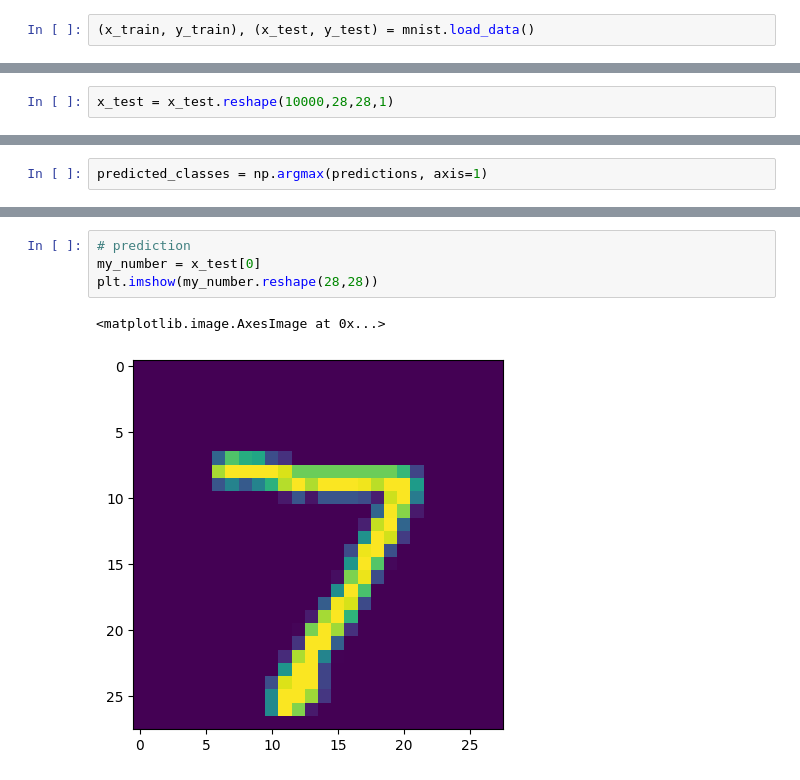
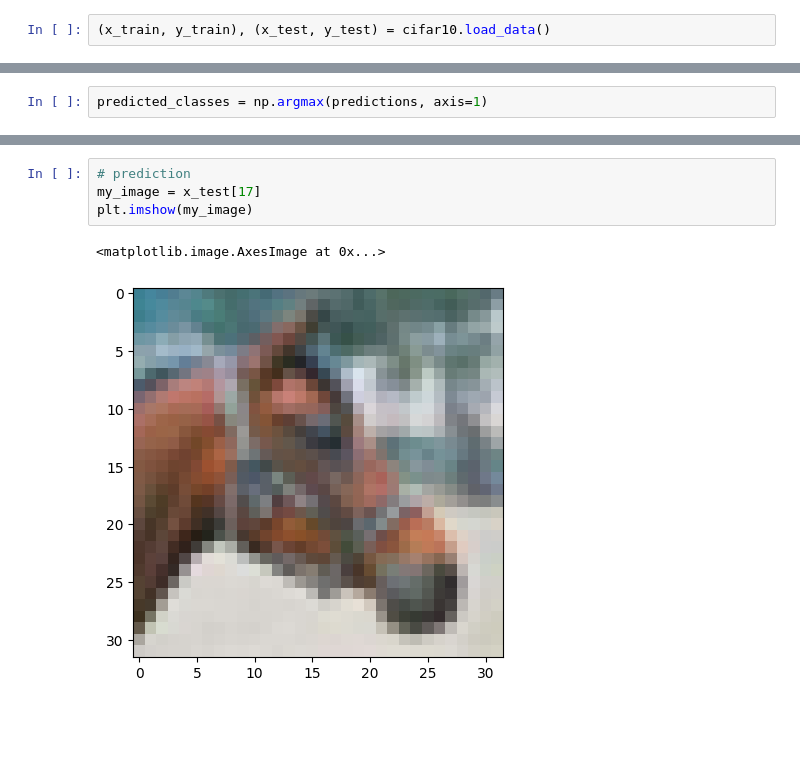
Before and after one commit to gc2321/3235-Machine-Learning, a Jupyter notebook: XTRA_NEURO_NET_EXERCISES/2_cnn_classification_CIFAR_10.ipynb, the cells around one changed output, grey strips where cells are left out. Saved outputs shown, nothing was run; the diff lists cells and outputs as text; blank space fills up the shorter version.

```diff
--- a/XTRA_NEURO_NET_EXERCISES/2_cnn_classification_CIFAR_10.ipynb
+++ b/XTRA_NEURO_NET_EXERCISES/2_cnn_classification_CIFAR_10.ipynb
@@ -12,3 +12,3 @@ from tensorflow.keras.datasets import mnist
 # %%
-(x_train, y_train), (x_test, y_test) = mnist.load_data()
+(x_train, y_train), (x_test, y_test) = cifar10.load_data()
 # %% [output]
@@ -70,2 +73,0 @@ x_train.shape
-# %%
-x_test = x_test.reshape(10000,28,28,1)
@@ -227,8 +247,8 @@ sns.heatmap(confusion_matrix(y_test,predicted_classes),annot=True)
 # %%
 # prediction
-my_number = x_test[0]
-plt.imshow(my_number.reshape(28,28))
+my_image = x_test[17]
+plt.imshow(my_image)
 # %% [output]
 <matplotlib.image.AxesImage at 0x...>
-[figure, old version]
+[figure, new version]
 # %%
```
Also changed, not shown: parts of 39 cells of this notebook.
